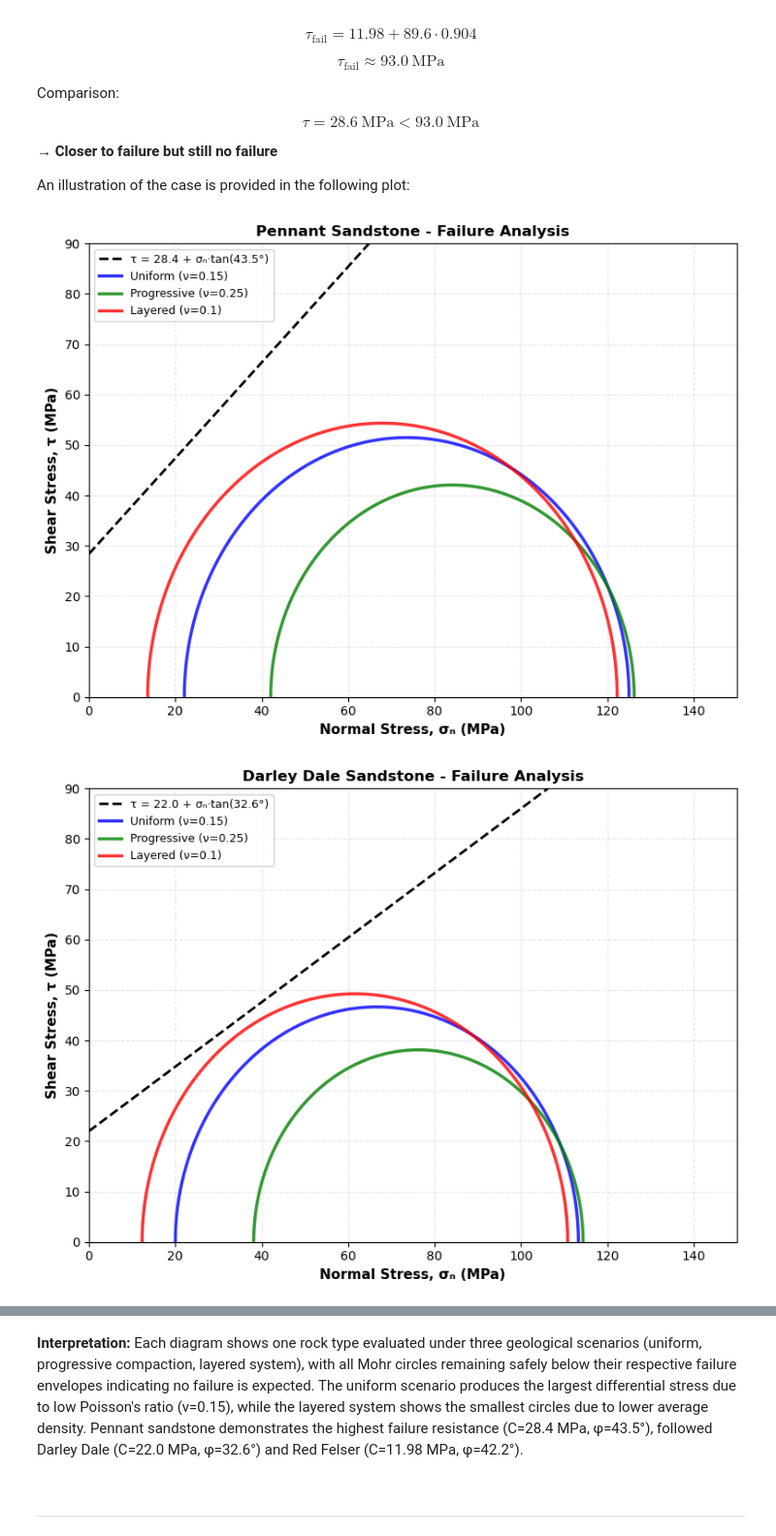
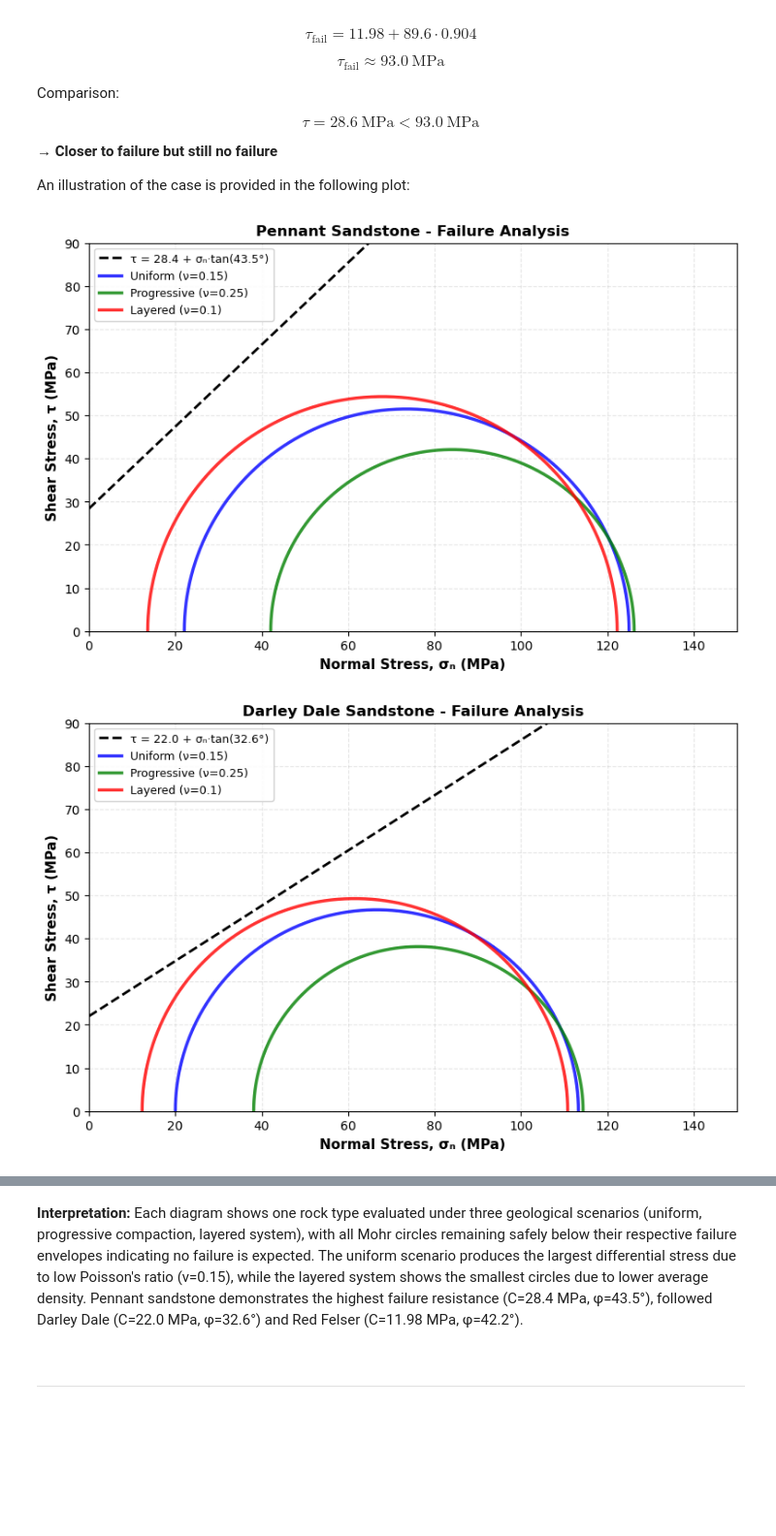
Before and after one commit to nandanajihha/Geomechanics-Q3, a Jupyter notebook: Report exercise Geomechanics and Structural Geology.ipynb, the cells around one changed output, grey strips where cells are left out. Shown at 97% size. Cells and saved outputs as stored; diff of their text form; code cells hidden in the pictures; blank space fills up the shorter version.

```diff
--- a/Report exercise Geomechanics and Structural Geology.ipynb
+++ b/Report exercise Geomechanics and Structural Geology.ipynb
@@ -930,32 +930,34 @@ def plot_failure_analysis(rock_name):
         # Plot Mohr circle
         center = (sigma_1 + sigma_3) / 2
         radius = (sigma_1 - sigma_3) / 2
         theta_circle = np.linspace(0, np.pi, 100)
         sigma_n_circle = center + radius * np.cos(theta_circle)
         tau_circle = radius * np.sin(theta_circle)
         ax.plot(sigma_n_circle, tau_circle, linewidth=2.5, color=scenario_color,
                 alpha=0.8, label=scenario['name'])
 
     # Format plot
     ax.set_xlabel('Normal Stress, σₙ (MPa)', fontsize=11, fontweight='bold')
     ax.set_ylabel('Shear Stress, τ (MPa)', fontsize=11, fontweight='bold')
     ax.set_title(f'{rock_name} Sandstone - Failure Analysis', fontsize=12, fontweight='bold')
     ax.grid(alpha=0.3, linestyle='--')
     ax.legend(fontsize=9, loc='upper left', framealpha=0.9)
     ax.set_xlim(0, 150)
     ax.set_ylim(0, 90)
+    # Enforce equal axis scaling so Mohr circles are rendered as true circles.
+    ax.set_aspect('equal', adjustable='box')
 
     plt.tight_layout()
     plt.show()
 
     # Pennant Sandstone
 plot_failure_analysis('Pennant')
 
 # Darley Dale Sandstone
 plot_failure_analysis('Darley Dale')
 
 # Red Felser Sandstone
 plot_failure_analysis('Red Felser')
 # %% [output]
-[figure, old version]
+[figure, new version]
-[figure, old version]
+[figure, new version]
```
Also changed, not shown: parts of 4 cells of this notebook, 2 other files.
